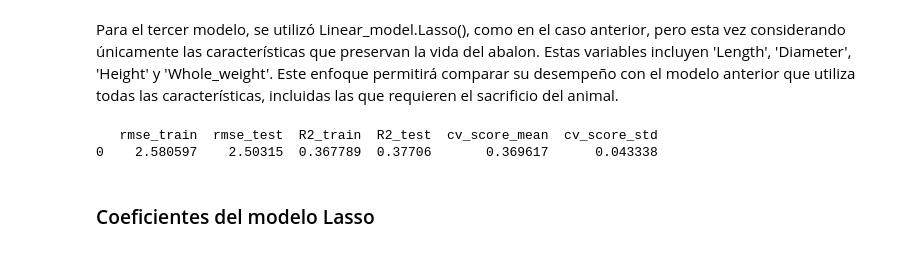
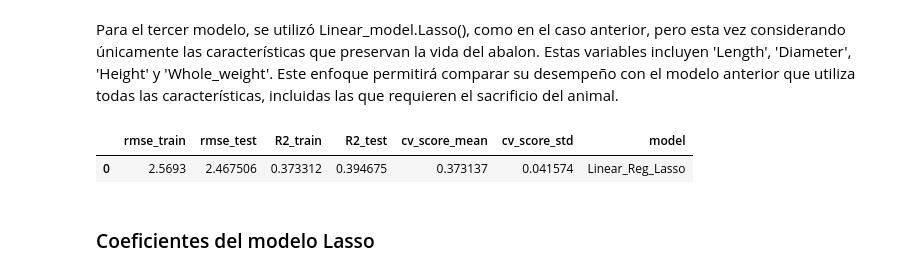
Before and after one commit to bautistaturri/EntregaIAA, a Jupyter notebook: Abalones_Entrega_Final.ipynb, the cells around one changed output. Drawn from its saved outputs; the diff is of its cells as text; code cells hidden in the pictures.

```diff
--- a/Abalones_Entrega_Final.ipynb
+++ b/Abalones_Entrega_Final.ipynb
@@ -433,17 +441,32 @@ lrlive_test_pred = redondeo_vectorizado(lrlive_test_pred)
 # %%
-#evaluamos el rendimiento
-rmse_train = root_mean_squared_error(y_train, lrlive_train_pred)
-r2_train = r2_score(y_train, lrlive_train_pred)
-rmse_test = root_mean_squared_error(y_test, lrlive_test_pred)
-r2_test = r2_score(y_test, lrlive_test_pred)
-score = cross_val_score(lrlive_lasso, X_train, y_train, cv=10, scoring='r2')
+rmse_train = root_mean_squared_error(y_train, lrlasso_train_pred_red)
+r2_train = r2_score(y_train, lrlasso_train_pred_red)
 
-lrlive_lasso_df = pd.DataFrame({'rmse_train': [rmse_train], 'rmse_test': [rmse_test], 'R2_train': [r2_train],
-                           'R2_test': [r2_test], 'cv_score_mean': [score.mean()], 'cv_score_std': [score.std()]})
-print(lrlive_lasso_df)
+# Cálculo del RMSE y R² para el conjunto de prueba
+rmse_test = root_mean_squared_error(y_test, lrlasso_test_pred_red)
+r2_test = r2_score(y_test, lrlasso_test_pred_red)
+
+# Cálculo del cross-validation score
+score = cross_val_score(lasso_reg_optimo, X_train, y_train, cv=10, scoring='r2')
+
+
+residue = y_test - lrlasso_test_pred_red
+
+# Creación del DataFrame con las métricas de rendimiento
+lrlasso_df = pd.DataFrame({
+    'rmse_train': [rmse_train],
+    'rmse_test': [rmse_test],
+    'R2_train': [r2_train],
+    'R2_test': [r2_test],
+    'cv_score_mean': [score.mean()],
+    'cv_score_std': [score.std()],
+    'model': 'Linear_Reg_Lasso'
+})
+
+lrlasso_df
 # %% [output]
-   rmse_train  rmse_test  R2_train  R2_test  cv_score_mean  cv_score_std
-0    2.580597    2.50315  0.367789  0.37706       0.369617      0.043338
+|  | rmse_train | rmse_test | R2_train | R2_test | cv_score_mean | cv_score_std | model |
+| 0 | 2.5693 | 2.467506 | 0.373312 | 0.394675 | 0.373137 | 0.041574 | Linear_Reg_Lasso |
 # %% [markdown]
 ### Coeficientes del modelo Lasso
 # %%
```
Also changed, not shown: parts of 6 cells of this notebook.
